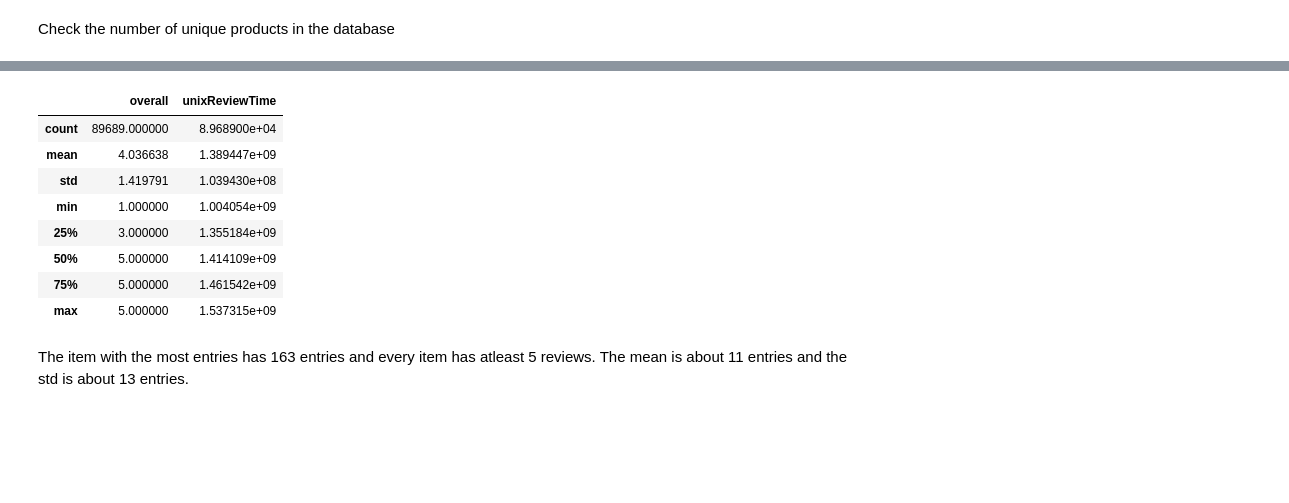
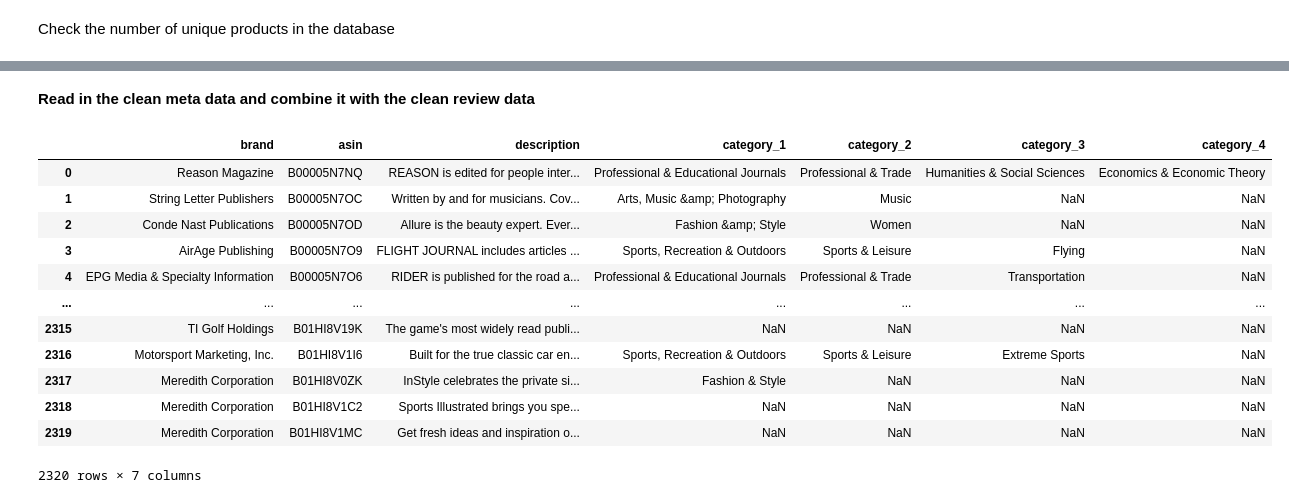
Before and after one commit to JTruong3/Amazon-Product-Recommender, a Jupyter notebook: Capstone preliminary.ipynb, the cells around one changed output, grey strips where cells are left out. Cells and saved outputs as stored; diff of their text form; code cells hidden in the pictures; blank space fills up the shorter version.

```diff
--- a/Capstone preliminary.ipynb
+++ b/Capstone preliminary.ipynb
@@ -313,15 +246,19 @@ len(pd.unique(review_df['asin']))
-# %%
-# check mean, std entries for each item
-review_df.describe()
-# %% [output]
-|  | overall | unixReviewTime |
-| count | 89689.000000 | 8.968900e+04 |
-| mean | 4.036638 | 1.389447e+09 |
-| std | 1.419791 | 1.039430e+08 |
-| min | 1.000000 | 1.004054e+09 |
-| 25% | 3.000000 | 1.355184e+09 |
-| 50% | 5.000000 | 1.414109e+09 |
-| 75% | 5.000000 | 1.461542e+09 |
-| max | 5.000000 | 1.537315e+09 |
-# %% [markdown]
-The item with the most entries has 163 entries and every item has atleast 5 reviews. The mean is about 11 entries and the std is about 13 entries.
+# %% [markdown]
+**Read in the clean meta data and combine it with the clean review data**
+# %%
+meta_df = pd.read_csv('clean_meta.csv')
+meta_df
+# %% [output]
+|  | brand | asin | description | category_1 | category_2 | category_3 | category_4 |
+| 0 | Reason Magazine | B00005N7NQ | REASON is edited for people inter... | Professional & Educational Journals | Professional & Trade | Humanities & Social Sciences | Economics & Economic Theory |
+| 1 | String Letter Publishers | B00005N7OC | Written by and for musicians. Cov... | Arts, Music &amp; Photography | Music | NaN | NaN |
+| 2 | Conde Nast Publications | B00005N7OD | Allure is the beauty expert. Ever... | Fashion &amp; Style | Women | NaN | NaN |
+| 3 | AirAge Publishing | B00005N7O9 | FLIGHT JOURNAL includes articles ... | Sports, Recreation & Outdoors | Sports & Leisure | Flying | NaN |
+| 4 | EPG Media & Specialty Information | B00005N7O6 | RIDER is published for the road a... | Professional & Educational Journals | Professional & Trade | Transportation | NaN |
+| ... | ... | ... | ... | ... | ... | ... | ... |
+| 2315 | TI Golf Holdings | B01HI8V19K | The game's most widely read publi... | NaN | NaN | NaN | NaN |
+| 2316 | Motorsport Marketing, Inc. | B01HI8V1I6 | Built for the true classic car en... | Sports, Recreation & Outdoors | Sports & Leisure | Extreme Sports | NaN |
+| 2317 | Meredith Corporation | B01HI8V0ZK | InStyle celebrates the private si... | Fashion & Style | NaN | NaN | NaN |
+| 2318 | Meredith Corporation | B01HI8V1C2 | Sports Illustrated brings you spe... | NaN | NaN | NaN | NaN |
+| 2319 | Meredith Corporation | B01HI8V1MC | Get fresh ideas and inspiration o... | NaN | NaN | NaN | NaN |
+2320 rows × 7 columns
```
Also changed, not shown: parts of 16 cells of this notebook, 1 other file.
